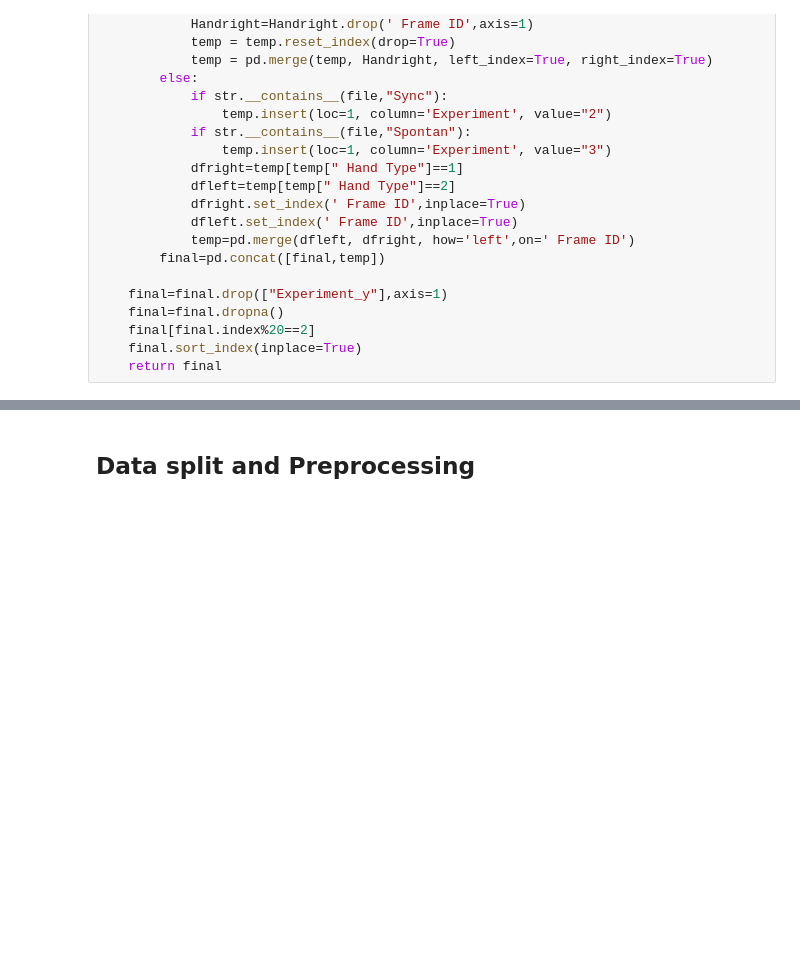
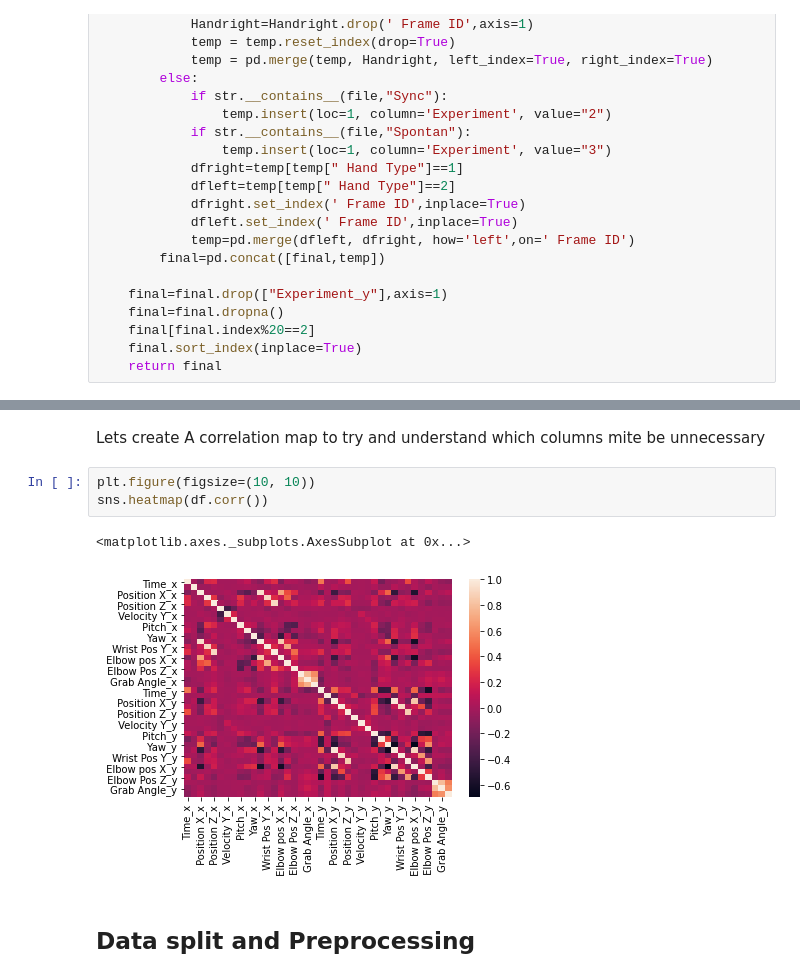
Before and after one commit to ShauliTaragin/ML-Sem2-Assignment, a Jupyter notebook: Hands-Sync.ipynb, the cells around one changed output, grey strips where cells are left out. Cells and saved outputs as stored; diff of their text form; blank space fills up the shorter version.

```diff
--- a/Hands-Sync.ipynb
+++ b/Hands-Sync.ipynb
@@ -125,3 +132,11 @@ for t in Type:
+# %% [markdown]
+Lets create A correlation map to try and understand which columns mite be unnecessary
+# %%
+plt.figure(figsize=(10, 10))
+sns.heatmap(df.corr())
+# %% [output]
+<matplotlib.axes._subplots.AxesSubplot at 0x...>
+[figure, added]
 # %% [markdown]
 ## Data split and Preprocessing
 # %% [markdown]
```
Also changed, not shown: parts of 10 cells of this notebook.
